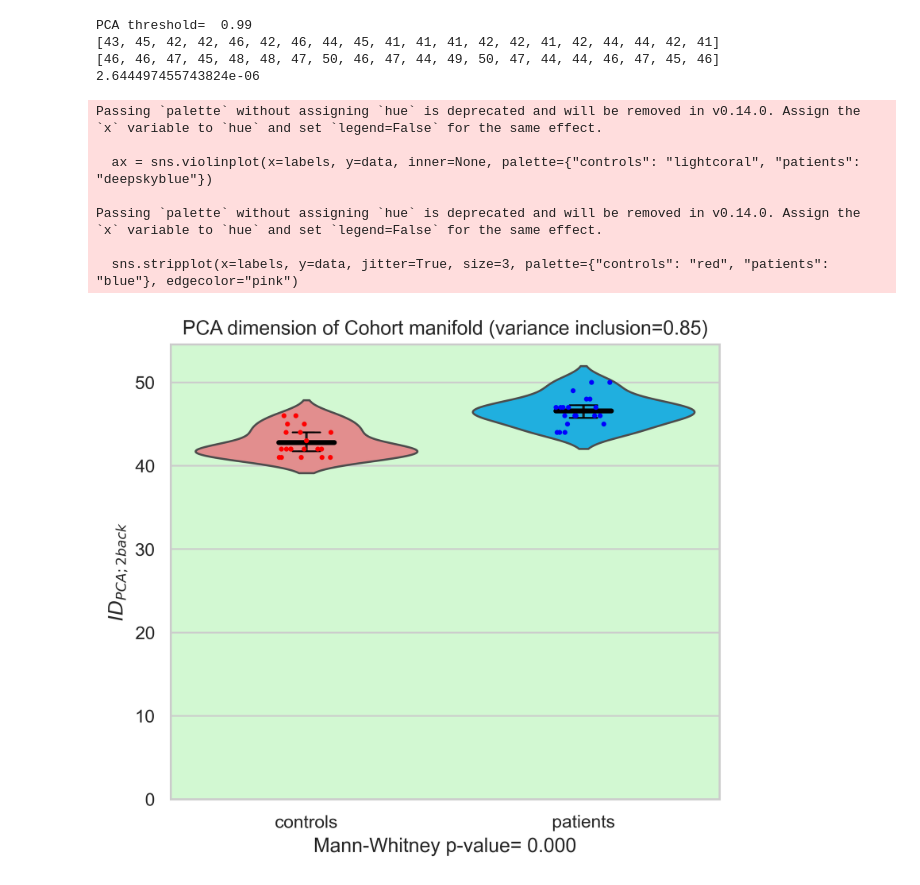
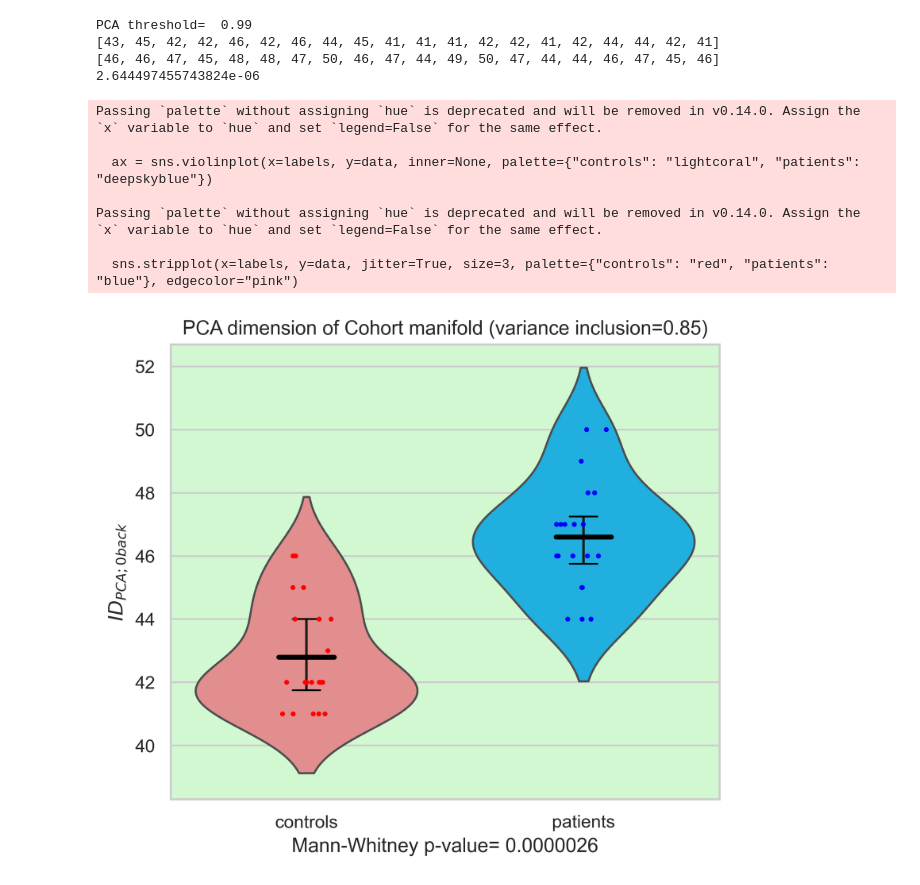
Before and after one commit to AmirAbbas-Khanbeigi/Int-Dim-NF1-WM, a Jupyter notebook: Int Dim TS NF1 WM PCA Schaeffer300.ipynb, the cells around one changed output. Saved outputs shown, nothing was run; the diff lists cells and outputs as text; code cells hidden in the pictures.

Commit message:
range of violing plot of cohort manifold corrected

```diff
--- a/Int Dim TS NF1 WM PCA Schaeffer300.ipynb
+++ b/Int Dim TS NF1 WM PCA Schaeffer300.ipynb
@@ -273,21 +257,21 @@ PCA threshold=  0.99
 # %%
 
 Rain_Cloud_vis1(GDim_list_controls, #group1 data
         GDim_list_patients, #group2 data
         'controls', #label of group1
         'patients', #label of group2
-        "Mann-Whitney p-value= " + f'{MW_pvalue:.3f}', #x_label
-        "$ID_{PCA;2back}$", #y_label plt.xlabel(fr"$\psi_{{{i}}}$")
+        "Mann-Whitney p-value= " + f'{MW_pvalue:.7f}', #x_label
+        "$ID_{PCA;0back}$", #y_label plt.xlabel(fr"$\psi_{{{i}}}$")
         'PCA dimension of Cohort manifold (variance inclusion=0.85)', #title  2-back Int Dim minus 0-back  Int Dim
         'lightgreen',
         '/Users/user/Int Dim NF1 WM/Schaeffer_PCA_0b_cohort_manifold.png'
         )
 # %% [output]
 Passing `palette` without assigning `hue` is deprecated and will be removed in v0.14.0. Assign the `x` variable to `hue` and set `legend=False` for the same effect.
 
   ax = sns.violinplot(x=labels, y=data, inner=None, palette={"controls": "lightcoral", "patients": "deepskyblue"})
 
 Passing `palette` without assigning `hue` is deprecated and will be removed in v0.14.0. Assign the `x` variable to `hue` and set `legend=False` for the same effect.
 
   sns.stripplot(x=labels, y=data, jitter=True, size=3, palette={"controls": "red", "patients": "blue"}, edgecolor="pink")
-[figure, old version]
+[figure, new version]
```
Also changed, not shown: parts of 1 cell of this notebook, 1 other file.
